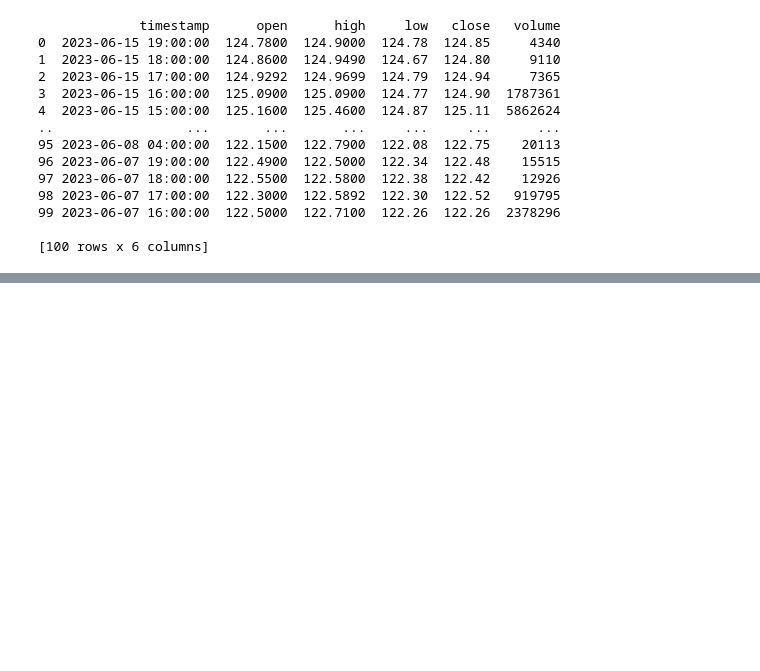
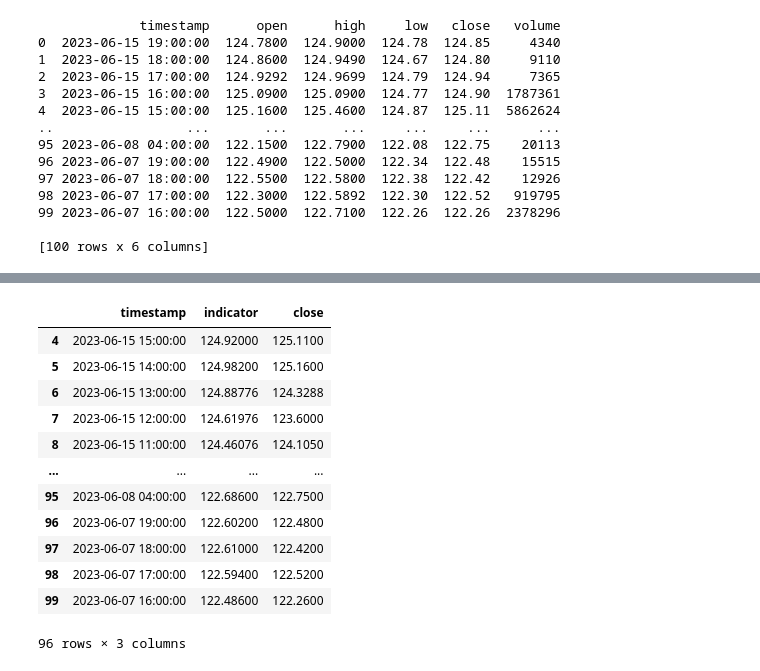
Before and after one commit to anishantony8/AWS, a Jupyter notebook: API.ipynb, the cells around one changed output, grey strips where cells are left out. Cells and saved outputs as stored; diff of their text form; code cells hidden in the pictures; blank space fills up the shorter version.

```diff
--- a/API.ipynb
+++ b/API.ipynb
@@ -241,0 +336,16 @@ class Strategy:
+# %%
+indicator
+# %% [output]
+|  | timestamp | indicator | close |
+| 4 | 2023-06-15 15:00:00 | 124.92000 | 125.1100 |
+| 5 | 2023-06-15 14:00:00 | 124.98200 | 125.1600 |
+| 6 | 2023-06-15 13:00:00 | 124.88776 | 124.3288 |
+| 7 | 2023-06-15 12:00:00 | 124.61976 | 123.6000 |
+| 8 | 2023-06-15 11:00:00 | 124.46076 | 124.1050 |
+| ... | ... | ... | ... |
+| 95 | 2023-06-08 04:00:00 | 122.68600 | 122.7500 |
+| 96 | 2023-06-07 19:00:00 | 122.60200 | 122.4800 |
+| 97 | 2023-06-07 18:00:00 | 122.61000 | 122.4200 |
+| 98 | 2023-06-07 17:00:00 | 122.59400 | 122.5200 |
+| 99 | 2023-06-07 16:00:00 | 122.48600 | 122.2600 |
+96 rows × 3 columns
```
Also changed, not shown: parts of 20 cells of this notebook.
